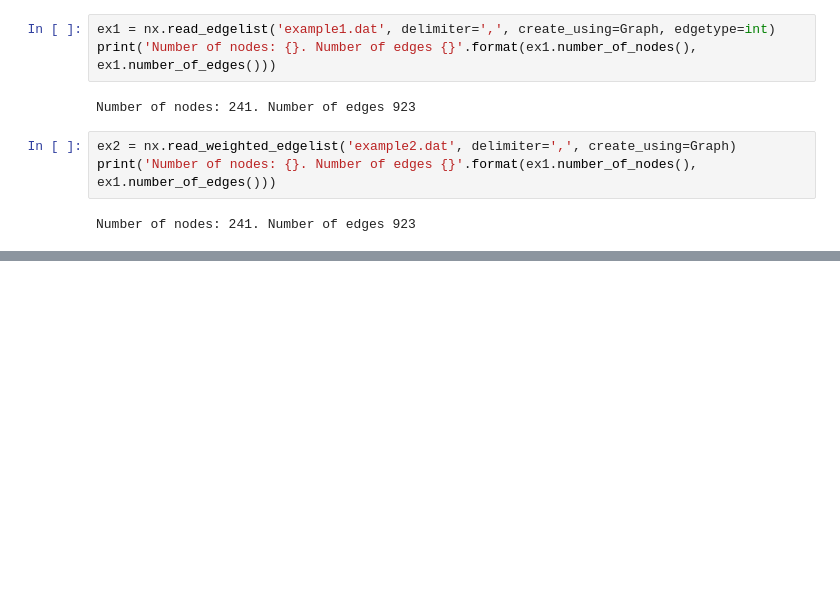
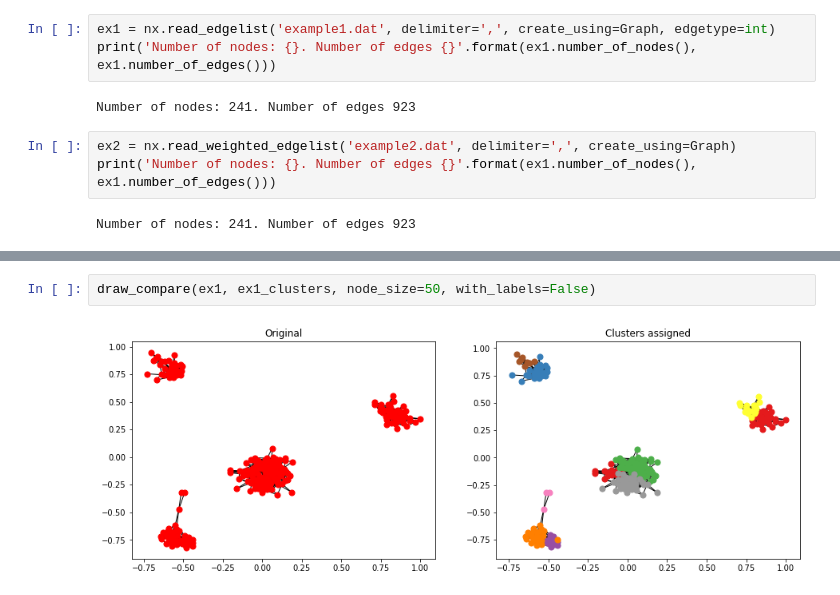
Before and after one commit to gioruffa/ID2222_DataMining_Assignments, a Jupyter notebook: 4_graph_spectra/graph-spectra.ipynb, the cells around one changed output, grey strips where cells are left out. Cells and saved outputs as stored; diff of their text form; blank space fills up the shorter version.

```diff
--- a/4_graph_spectra/graph-spectra.ipynb
+++ b/4_graph_spectra/graph-spectra.ipynb
@@ -254 +266,5 @@ draw_compare(ex1, ex1_clusters, node_size=50, with_labels=False)
+# %%
+draw_compare(ex1, ex1_clusters, node_size=50, with_labels=False)
+# %% [output]
+[figure, added]
 # %%
```
Also changed, not shown: parts of 10 cells of this notebook.
